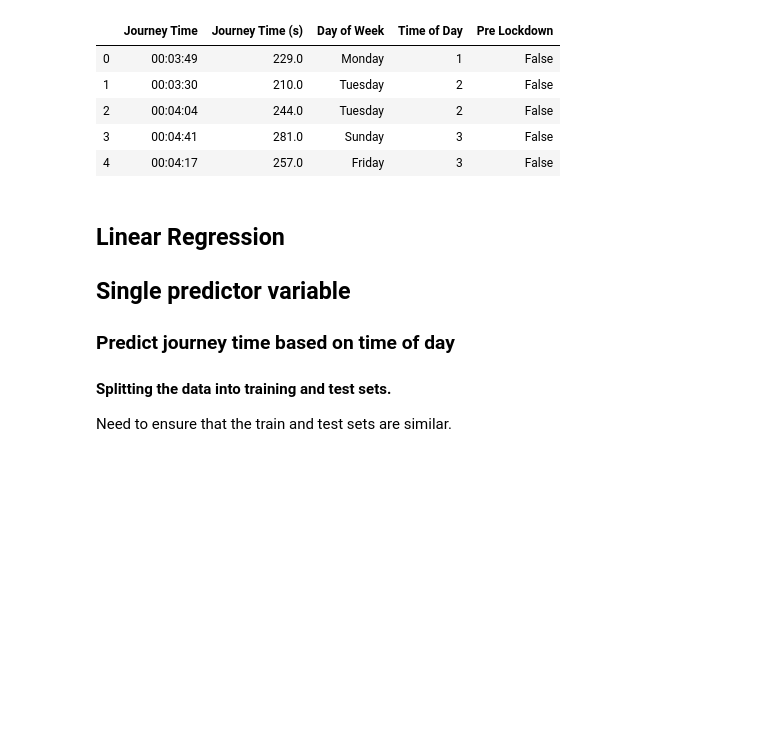
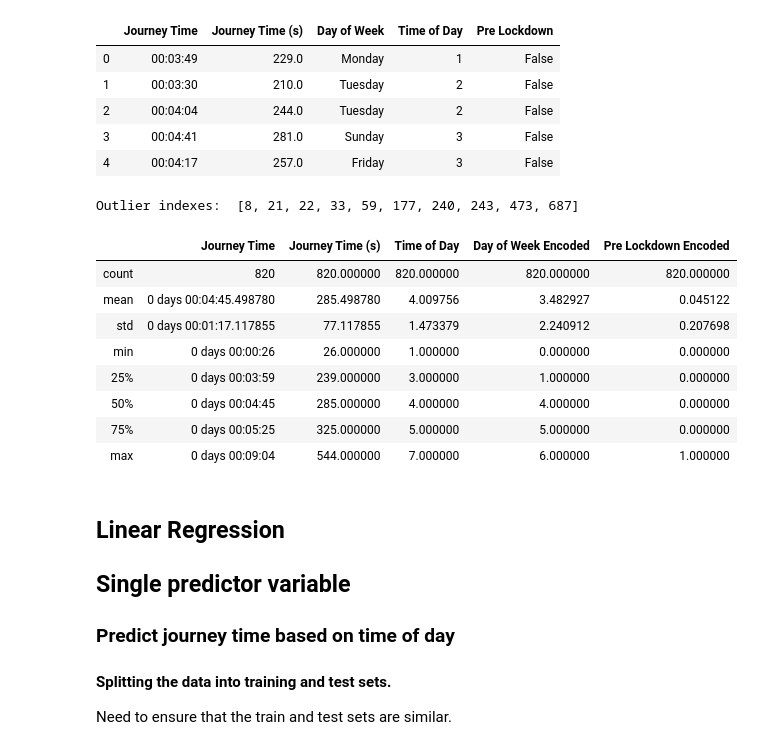
Before and after one commit to serenelc/individual-project-beng, a Jupyter notebook: regression-model.ipynb, the cells around one changed output. Saved outputs shown, nothing was run; the diff lists cells and outputs as text; code cells hidden in the pictures; blank space fills up the shorter version.

```diff
--- a/regression-model.ipynb
+++ b/regression-model.ipynb
@@ -274,3 +274,37 @@ df.head()
 | 2 | 00:04:04 | 244.0 | Tuesday | 2 | False |
 | 3 | 00:04:41 | 281.0 | Sunday | 3 | False |
 | 4 | 00:04:17 | 257.0 | Friday | 3 | False |
+# %%
+# Get rid of outliers from dataset
+def detect_outlier_z_score(travel_times):
+    outlier_indexes = []
+
+    threshold = 3
+    mean = np.mean(travel_times)
+    std = np.std(travel_times)
+
+    for i, t in enumerate(travel_times):
+        z_score= (t - mean) / std
+
+        if np.abs(z_score) > threshold:
+            outlier_indexes.append(i)
+
+    return outlier_indexes
+
+outlier_indexes = detect_outlier_z_score(df['Journey Time (s)'])
+print("Outlier indexes: ", outlier_indexes)
+df = df.drop(outlier_indexes)
+# %% [output]
+Outlier indexes:  [8, 21, 22, 33, 59, 177, 240, 243, 473, 687]
+# %%
+df.describe()
+# %% [output]
+|  | Journey Time | Journey Time (s) | Time of Day | Day of Week Encoded | Pre Lockdown Encoded |
+| count | 820 | 820.000000 | 820.000000 | 820.000000 | 820.000000 |
+| mean | 0 days 00:04:45.498780 | 285.498780 | 4.009756 | 3.482927 | 0.045122 |
+| std | 0 days 00:01:17.117855 | 77.117855 | 1.473379 | 2.240912 | 0.207698 |
+| min | 0 days 00:00:26 | 26.000000 | 1.000000 | 0.000000 | 0.000000 |
+| 25% | 0 days 00:03:59 | 239.000000 | 3.000000 | 1.000000 | 0.000000 |
+| 50% | 0 days 00:04:45 | 285.000000 | 4.000000 | 4.000000 | 0.000000 |
+| 75% | 0 days 00:05:25 | 325.000000 | 5.000000 | 5.000000 | 0.000000 |
+| max | 0 days 00:09:04 | 544.000000 | 7.000000 | 6.000000 | 1.000000 |
```
Also changed, not shown: parts of 4 cells of this notebook, 52 other files.
